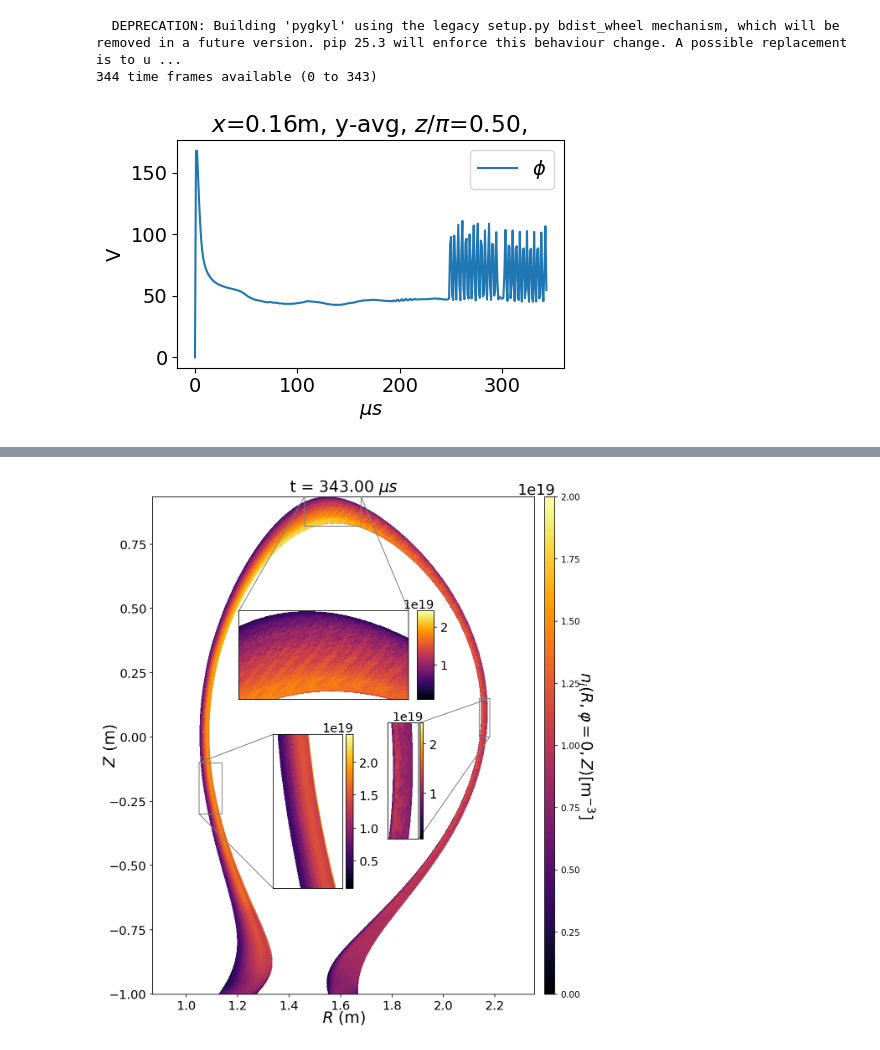
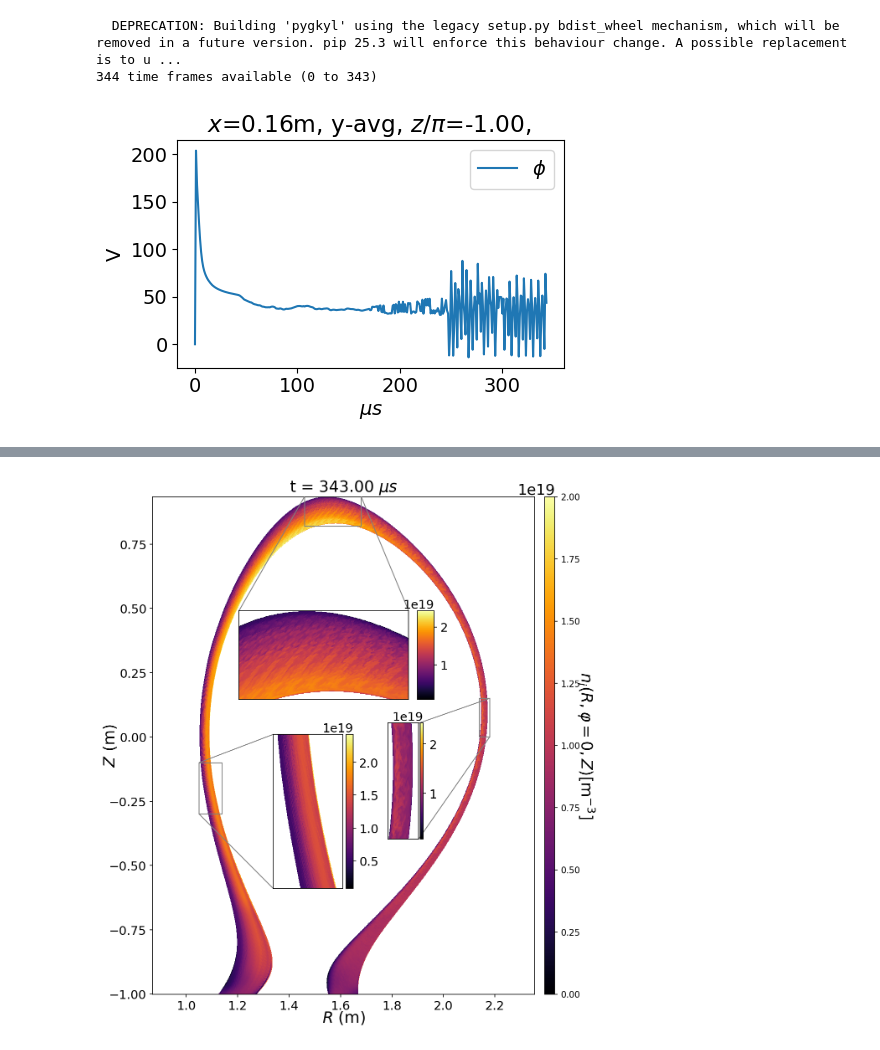
Before and after one commit to Antoinehoff/personal_gkyl_scripts, a Jupyter notebook: notebooks/asdex.ipynb, the cells around one changed output, grey strips where cells are left out. Drawn from its saved outputs; the diff is of its cells as text; code cells hidden in the pictures.

```diff
--- a/notebooks/asdex.ipynb
+++ b/notebooks/asdex.ipynb
@@ -39,8 +39,8 @@ print("%g time frames available (%g to %g)"%(len(sim_frames),sim_frames[0],sim_f
 344 time frames available (0 to 343)
 # %%
 fieldnames = ['phi']
-cut_coords = [0.160,'avg',0.5]
+cut_coords = [0.160,'avg',-1.0]
 time_frames = sim_frames[:]
 pygkyl.plot_utils.plot_time_serie(simulation,fieldnames,cut_coords,time_frames)
 # %% [output]
-[figure, old version]
+[figure, new version]
```
Also changed, not shown: parts of 5 cells of this notebook.
